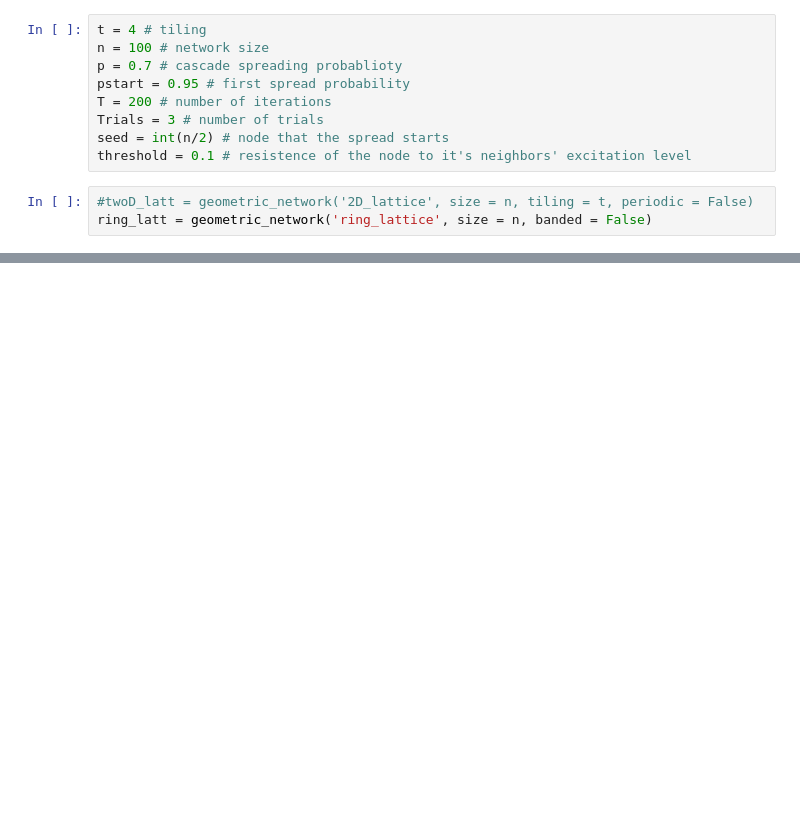
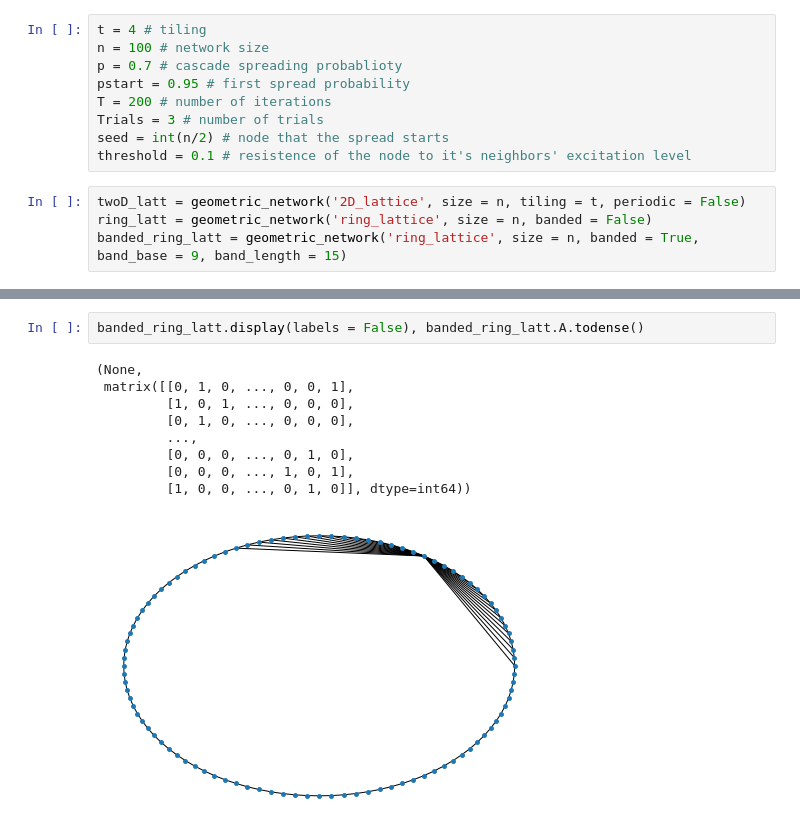
Before and after one commit to ulgenklc/Complex-Contagions, a Jupyter notebook: Excitations_python/geometric_network.ipynb, the cells around one changed output, grey strips where cells are left out. Saved outputs shown, nothing was run; the diff lists cells and outputs as text; blank space fills up the shorter version.

```diff
--- a/Excitations_python/geometric_network.ipynb
+++ b/Excitations_python/geometric_network.ipynb
@@ -189,5 +203,6 @@ Trials = 3 # number of trials
 seed = int(n/2) # node that the spread starts
 threshold = 0.1 # resistence of the node to it's neighbors' excitation level
 # %%
-#twoD_latt = geometric_network('2D_lattice', size = n, tiling = t, periodic = False)
+twoD_latt = geometric_network('2D_lattice', size = n, tiling = t, periodic = False)
 ring_latt = geometric_network('ring_lattice', size = n, banded = False)
+banded_ring_latt = geometric_network('ring_lattice', size = n, banded = True, band_base = 9, band_length = 15)
@@ -205,0 +229,12 @@ ring_latt.spy_first_activation(first_exct)
+# %%
+banded_ring_latt.display(labels = False), banded_ring_latt.A.todense()
+# %% [output]
+(None,
+ matrix([[0, 1, 0, ..., 0, 0, 1],
+         [1, 0, 1, ..., 0, 0, 0],
+         [0, 1, 0, ..., 0, 0, 0],
+         ...,
+         [0, 0, 0, ..., 0, 1, 0],
+         [0, 0, 0, ..., 1, 0, 1],
+         [1, 0, 0, ..., 0, 1, 0]], dtype=int64))
+[figure, added]
```
Also changed, not shown: parts of 7 cells of this notebook.
